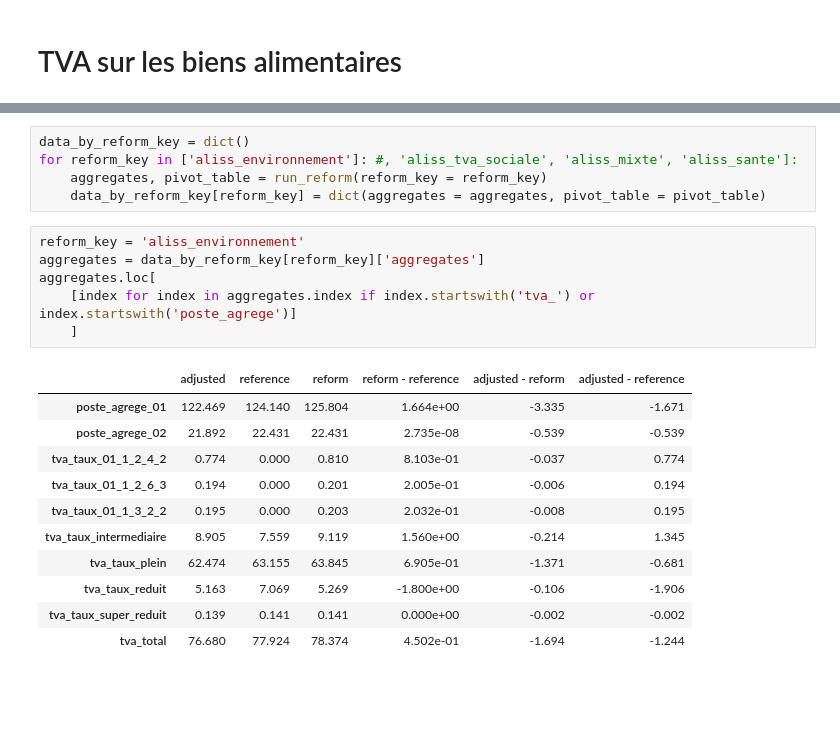
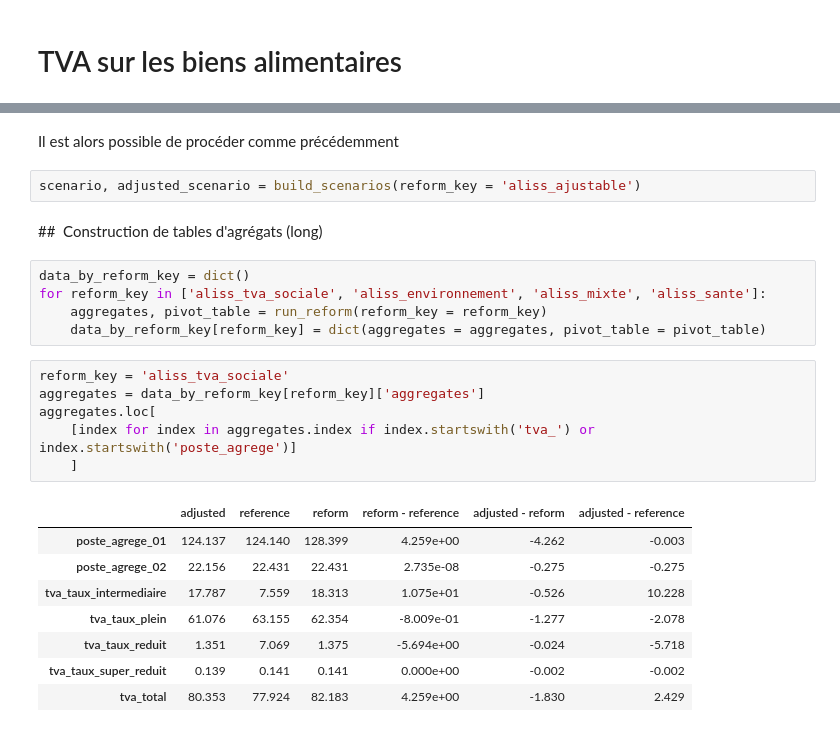
Before and after one commit to openfisca/openfisca-france-indirect-taxation, a Jupyter notebook: openfisca_france_indirect_taxation/examples/aliss/alimentation.ipynb, the cells around one changed output, grey strips where cells are left out. Cells and saved outputs as stored; diff of their text form; blank space fills up the shorter version.

```diff
--- a/openfisca_france_indirect_taxation/examples/aliss/alimentation.ipynb
+++ b/openfisca_france_indirect_taxation/examples/aliss/alimentation.ipynb
@@ -28,26 +135,29 @@ This will change in a future version of pandas, use inplace=True to avoid this w
+# %% [markdown]
+Il est alors possible de procéder comme précédemment
+# %%
+scenario, adjusted_scenario = build_scenarios(reform_key = 'aliss_ajustable')
+# %% [markdown]
+##  Construction de tables d'agrégats (long)
 # %%
 data_by_reform_key = dict()
-for reform_key in ['aliss_environnement']: #, 'aliss_tva_sociale', 'aliss_mixte', 'aliss_sante']:
+for reform_key in ['aliss_tva_sociale', 'aliss_environnement', 'aliss_mixte', 'aliss_sante']:
     aggregates, pivot_table = run_reform(reform_key = reform_key)
     data_by_reform_key[reform_key] = dict(aggregates = aggregates, pivot_table = pivot_table)
 # %%
-reform_key = 'aliss_environnement'
+reform_key = 'aliss_tva_sociale'
 aggregates = data_by_reform_key[reform_key]['aggregates']
 aggregates.loc[
     [index for index in aggregates.index if index.startswith('tva_') or index.startswith('poste_agrege')]
     ]
 # %% [output]
 |  | adjusted | reference | reform | reform - reference | adjusted - reform | adjusted - reference |
-| poste_agrege_01 | 122.469 | 124.140 | 125.804 | 1.664e+00 | -3.335 | -1.671 |
-| poste_agrege_02 | 21.892 | 22.431 | 22.431 | 2.735e-08 | -0.539 | -0.539 |
-| tva_taux_01_1_2_4_2 | 0.774 | 0.000 | 0.810 | 8.103e-01 | -0.037 | 0.774 |
-| tva_taux_01_1_2_6_3 | 0.194 | 0.000 | 0.201 | 2.005e-01 | -0.006 | 0.194 |
-| tva_taux_01_1_3_2_2 | 0.195 | 0.000 | 0.203 | 2.032e-01 | -0.008 | 0.195 |
-| tva_taux_intermediaire | 8.905 | 7.559 | 9.119 | 1.560e+00 | -0.214 | 1.345 |
-| tva_taux_plein | 62.474 | 63.155 | 63.845 | 6.905e-01 | -1.371 | -0.681 |
-| tva_taux_reduit | 5.163 | 7.069 | 5.269 | -1.800e+00 | -0.106 | -1.906 |
+| poste_agrege_01 | 124.137 | 124.140 | 128.399 | 4.259e+00 | -4.262 | -0.003 |
+| poste_agrege_02 | 22.156 | 22.431 | 22.431 | 2.735e-08 | -0.275 | -0.275 |
+| tva_taux_intermediaire | 17.787 | 7.559 | 18.313 | 1.075e+01 | -0.526 | 10.228 |
+| tva_taux_plein | 61.076 | 63.155 | 62.354 | -8.009e-01 | -1.277 | -2.078 |
+| tva_taux_reduit | 1.351 | 7.069 | 1.375 | -5.694e+00 | -0.024 | -5.718 |
 | tva_taux_super_reduit | 0.139 | 0.141 | 0.141 | 0.000e+00 | -0.002 | -0.002 |
-| tva_total | 76.680 | 77.924 | 78.374 | 4.502e-01 | -1.694 | -1.244 |
+| tva_total | 80.353 | 77.924 | 82.183 | 4.259e+00 | -1.830 | 2.429 |
 # %%
 aggregates
 # %% [output]
```
Also changed, not shown: parts of 24 cells of this notebook, 5 other files.
